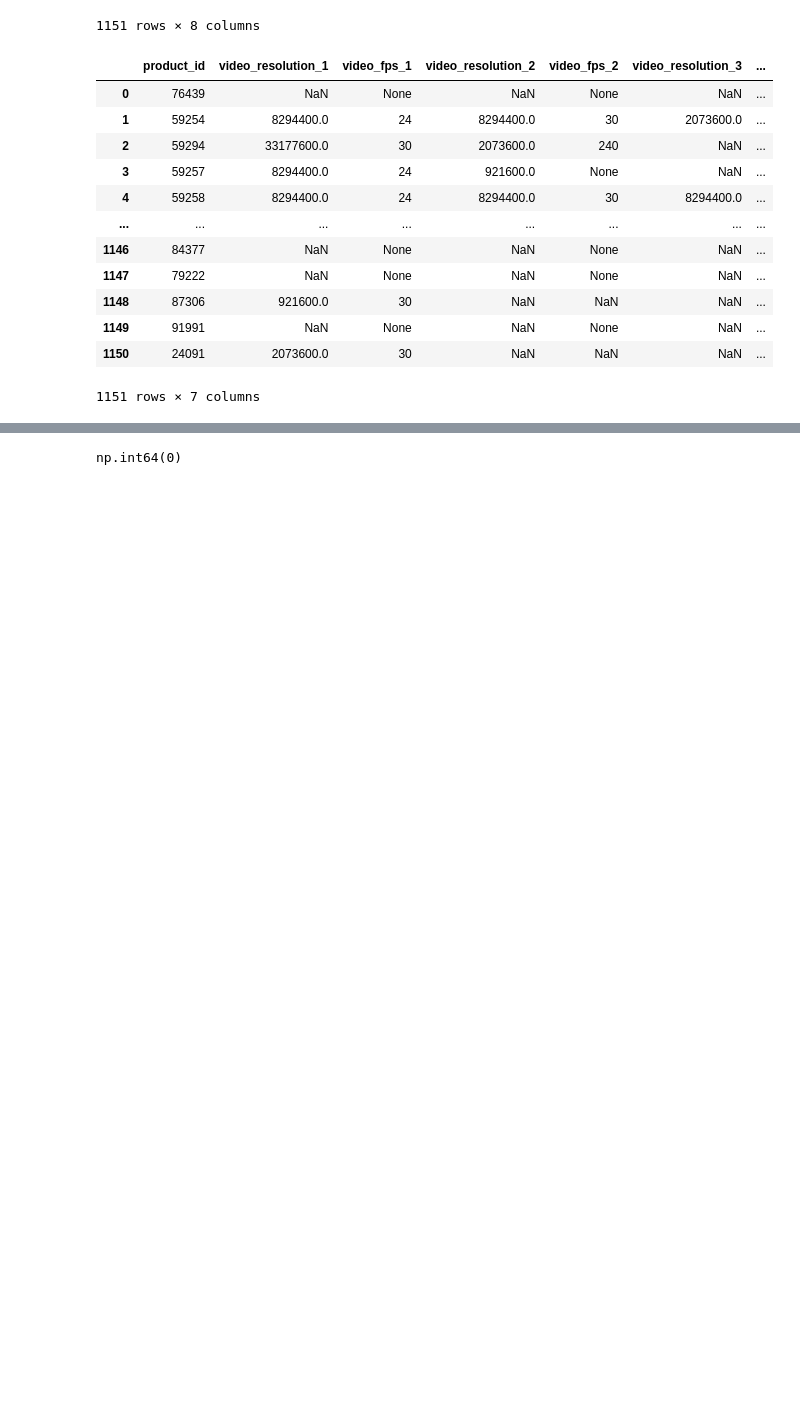
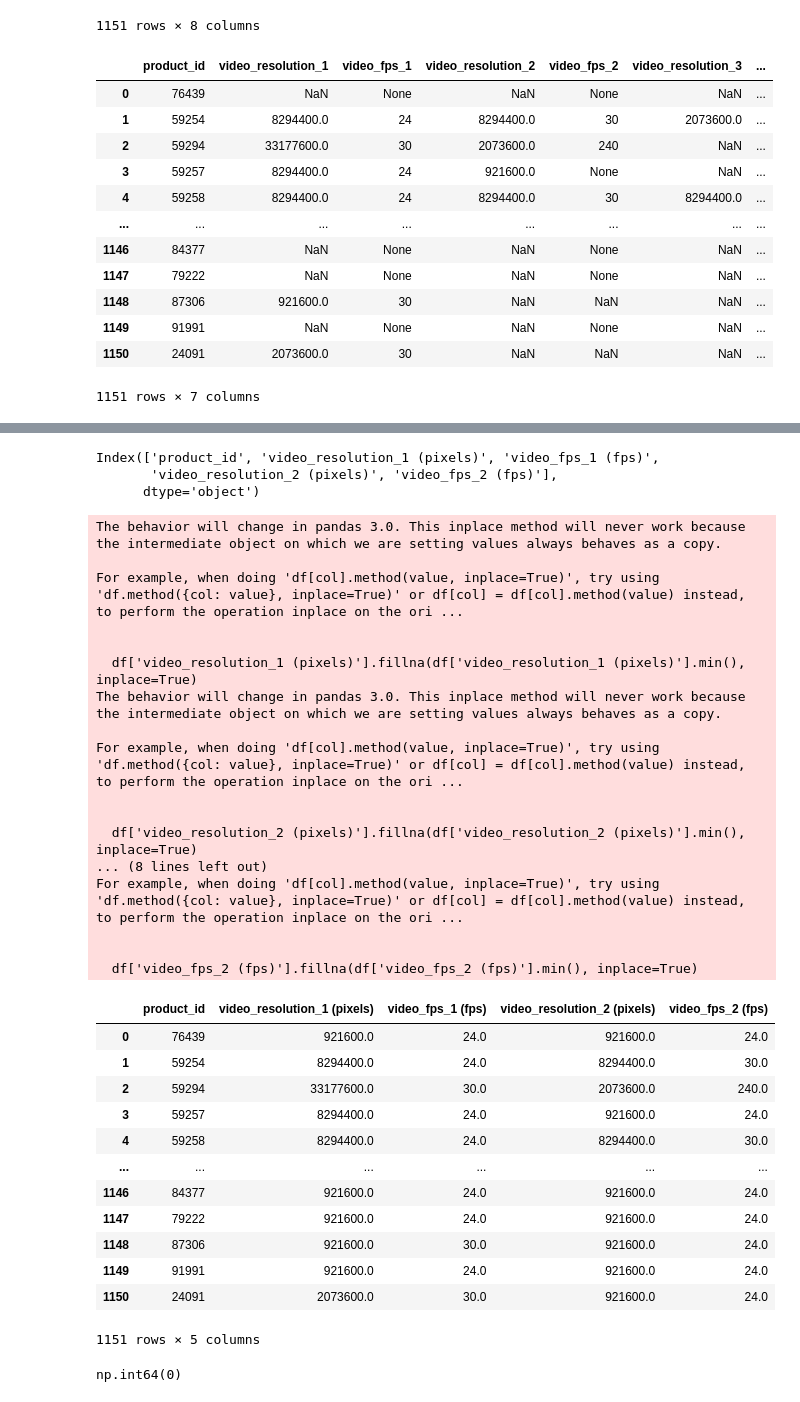
Before and after one commit to quocsanggl2004/PhanTichDinhLuong, a Jupyter notebook: CrawlData_TLP/spiders/process_data.ipynb, the cells around one changed output, grey strips where cells are left out. Cells and saved outputs as stored; diff of their text form; code cells hidden in the pictures; blank space fills up the shorter version.

```diff
--- a/CrawlData_TLP/spiders/process_data.ipynb
+++ b/CrawlData_TLP/spiders/process_data.ipynb
@@ -1447,3 +1463,56 @@ df.shape
+# %%
+# Loại bỏ khoảng trắng thừa trong tên cột
+df.columns = df.columns.str.strip()
+# Kiểm tra danh sách các cột
+print(df.columns)
+
+# Chuyển đổi kiểu dữ liệu của các cột sang số, chuyển đổi các giá trị không hợp lệ thành NaN
+df['video_resolution_1 (pixels)'] = pd.to_numeric(df['video_resolution_1 (pixels)'], errors='coerce')
+df['video_resolution_2 (pixels)'] = pd.to_numeric(df['video_resolution_2 (pixels)'], errors='coerce')
+df['video_fps_1 (fps)'] = pd.to_numeric(df['video_fps_1 (fps)'], errors='coerce')
+df['video_fps_2 (fps)'] = pd.to_numeric(df['video_fps_2 (fps)'], errors='coerce')
+
+# Thay giá trị NaN bằng giá trị min cho các cột
+df['video_resolution_1 (pixels)'].fillna(df['video_resolution_1 (pixels)'].min(), inplace=True)
+df['video_resolution_2 (pixels)'].fillna(df['video_resolution_2 (pixels)'].min(), inplace=True)
+df['video_fps_1 (fps)'].fillna(df['video_fps_1 (fps)'].min(), inplace=True)
+df['video_fps_2 (fps)'].fillna(df['video_fps_2 (fps)'].min(), inplace=True)
+
+df
+# %% [output]
+Index(['product_id', 'video_resolution_1 (pixels)', 'video_fps_1 (fps)',
+       'video_resolution_2 (pixels)', 'video_fps_2 (fps)'],
+      dtype='object')
+The behavior will change in pandas 3.0. This inplace method will never work because the intermediate object on which we are setting values always behaves as a copy.
+
+For example, when doing 'df[col].method(value, inplace=True)', try using 'df.method({col: value}, inplace=True)' or df[col] = df[col].method(value) instead, to perform the operation inplace on the ori ...
+
+
+  df['video_resolution_1 (pixels)'].fillna(df['video_resolution_1 (pixels)'].min(), inplace=True)
+The behavior will change in pandas 3.0. This inplace method will never work because the intermediate object on which we are setting values always behaves as a copy.
+
+For example, when doing 'df[col].method(value, inplace=True)', try using 'df.method({col: value}, inplace=True)' or df[col] = df[col].method(value) instead, to perform the operation inplace on the ori ...
+
+
+  df['video_resolution_2 (pixels)'].fillna(df['video_resolution_2 (pixels)'].min(), inplace=True)
+... (8 lines left out)
+For example, when doing 'df[col].method(value, inplace=True)', try using 'df.method({col: value}, inplace=True)' or df[col] = df[col].method(value) instead, to perform the operation inplace on the ori ...
+
+
+  df['video_fps_2 (fps)'].fillna(df['video_fps_2 (fps)'].min(), inplace=True)
+|  | product_id | video_resolution_1 (pixels) | video_fps_1 (fps) | video_resolution_2 (pixels) | video_fps_2 (fps) |
+| 0 | 76439 | 921600.0 | 24.0 | 921600.0 | 24.0 |
+| 1 | 59254 | 8294400.0 | 24.0 | 8294400.0 | 30.0 |
+| 2 | 59294 | 33177600.0 | 30.0 | 2073600.0 | 240.0 |
+| 3 | 59257 | 8294400.0 | 24.0 | 921600.0 | 24.0 |
+| 4 | 59258 | 8294400.0 | 24.0 | 8294400.0 | 30.0 |
+| ... | ... | ... | ... | ... | ... |
+| 1146 | 84377 | 921600.0 | 24.0 | 921600.0 | 24.0 |
+| 1147 | 79222 | 921600.0 | 24.0 | 921600.0 | 24.0 |
+| 1148 | 87306 | 921600.0 | 30.0 | 921600.0 | 24.0 |
+| 1149 | 91991 | 921600.0 | 24.0 | 921600.0 | 24.0 |
+| 1150 | 24091 | 2073600.0 | 30.0 | 921600.0 | 24.0 |
+1151 rows × 5 columns
 # %%
 count_all_nan_rows = df.isna().all(axis=1).sum()
 count_all_nan_rows
```
Also changed, not shown: parts of 8 cells of this notebook, 3 other files.
